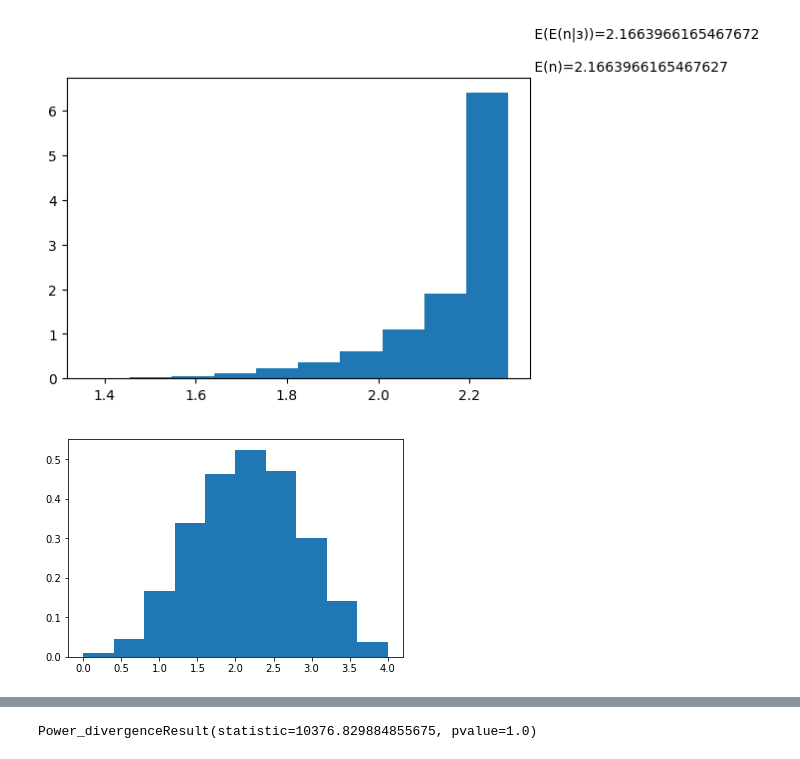
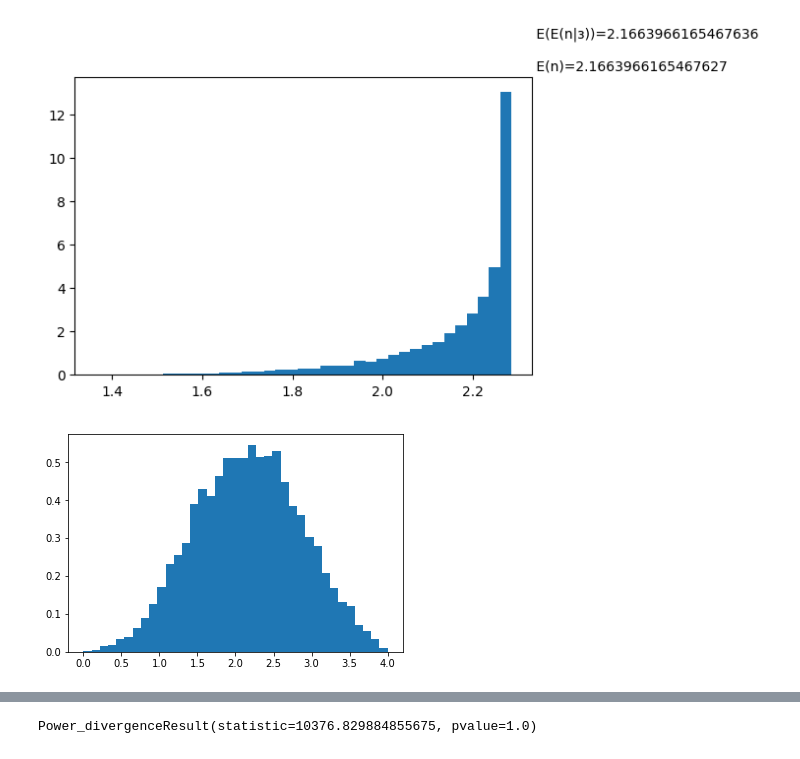
Before and after one commit to myjupyter/MS_SEM, a Jupyter notebook: RK2.ipynb, the cells around one changed output, grey strips where cells are left out. Cells and saved outputs as stored; diff of their text form; code cells hidden in the pictures.

```diff
--- a/RK2.ipynb
+++ b/RK2.ipynb
@@ -7,6 +7,7 @@ from scipy.stats import norm
 import  scipy.stats as stat
 
 XY = pd.read_table('Vect6017XY.dat', delimiter='    ', names = ['X','Y'])
+big_fig = lambda x: int(np.sqrt(len(x))/3)
 # %%
 plt.figure(dpi = 150)
 plt.plot(XY['X'],XY['Y'],'o', markersize = 0.5)
@@ -69,13 +88,13 @@ Text(0.9,0.7,'b3=0.000168993536501\nb2=-0.353743\nb1=2.38600973099\nb4=-1.744229
 # %%
 XX = np.polyval(BB, XY['Y'])
 plt.figure(dpi = 100)
-plt.hist(XX, normed=True)
+plt.hist(XX, bins=big_fig(XX), normed=True)
 plt.figtext(0.9,0.9," E(E(n|з))=%.16f\n\n E(n)=%.16f" % (np.mean(XX),np.mean(XY['X'])))
 plt.show()
-plt.hist(XY['X'], normed=True)
+plt.hist(XY['X'],bins=big_fig(XY['X']), normed=True)
 plt.show()
 # %% [output]
-[figure, old version]
+[figure, new version]
-[figure, old version]
+[figure, new version]
 # %%
 plt.figure(dpi = 150)
```
Also changed, not shown: parts of 18 cells of this notebook.
